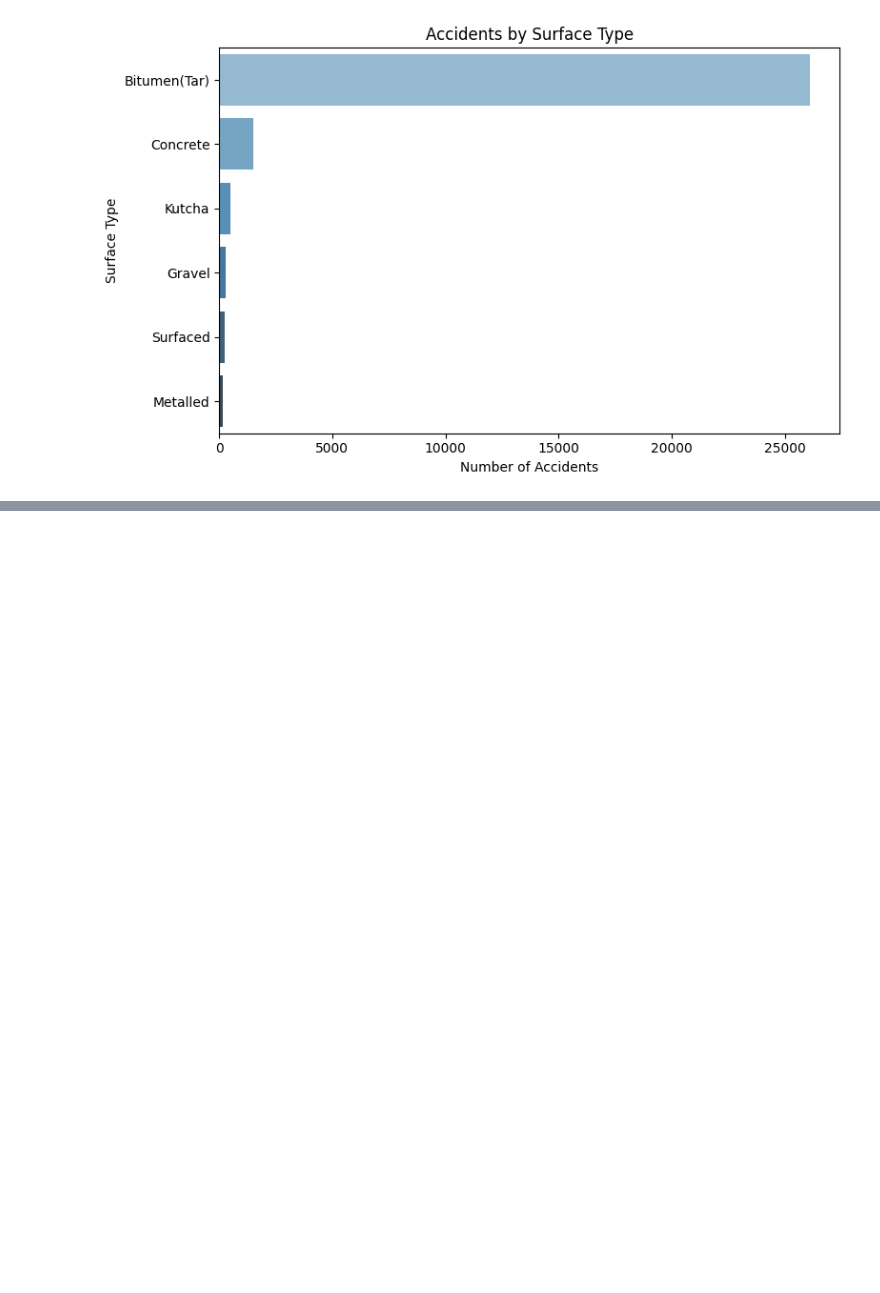
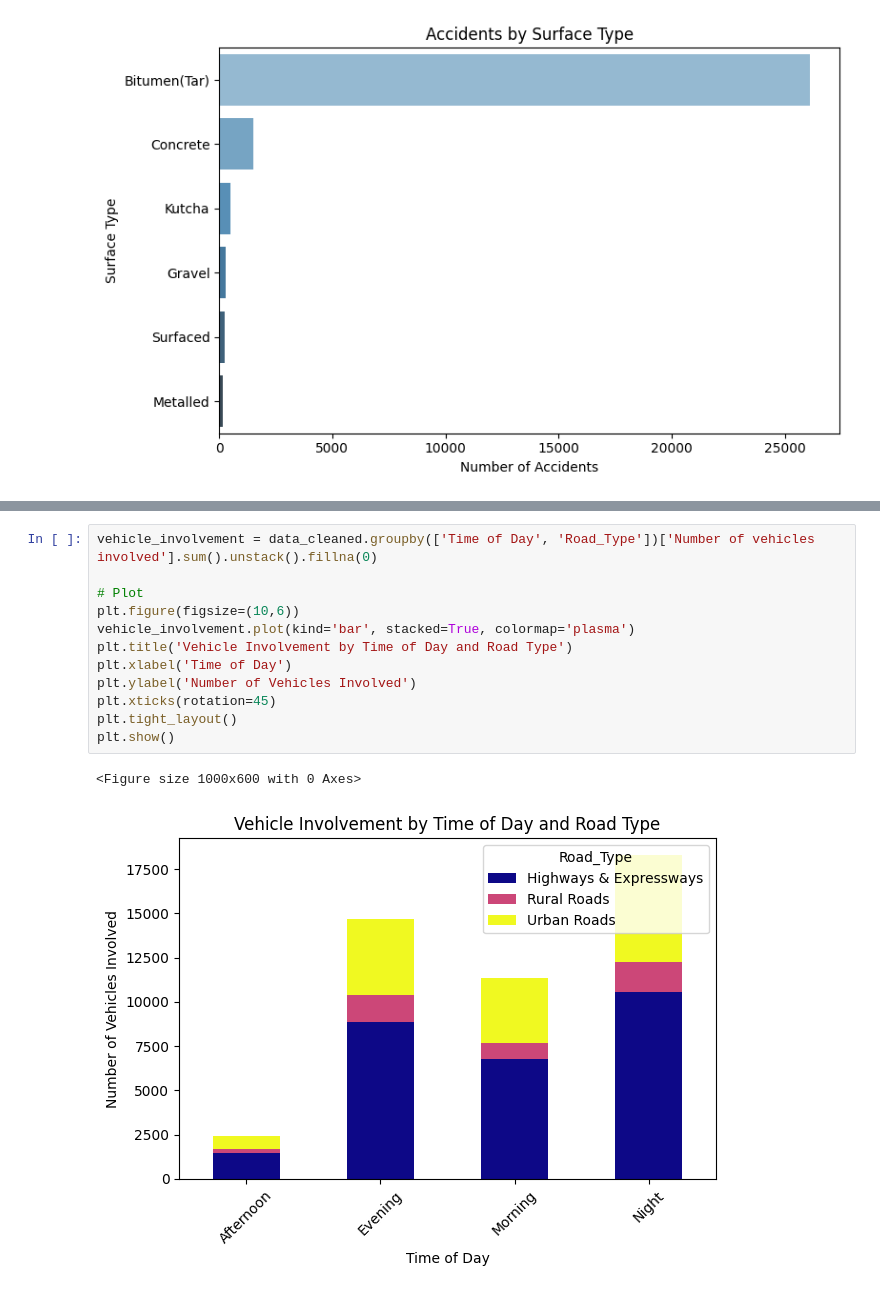
Before and after one commit to Soumashree-Das/Data_drift_srijan_ju, a Jupyter notebook: kpi5.ipynb, the cells around one changed output, grey strips where cells are left out. Saved outputs shown, nothing was run; the diff lists cells and outputs as text; blank space fills up the shorter version.

```diff
--- a/kpi5.ipynb
+++ b/kpi5.ipynb
@@ -78,0 +128,15 @@ Passing `palette` without assigning `hue` is deprecated and will be removed in v
+# %%
+vehicle_involvement = data_cleaned.groupby(['Time of Day', 'Road_Type'])['Number of vehicles involved'].sum().unstack().fillna(0)
+
+# Plot
+plt.figure(figsize=(10,6))
+vehicle_involvement.plot(kind='bar', stacked=True, colormap='plasma')
+plt.title('Vehicle Involvement by Time of Day and Road Type')
+plt.xlabel('Time of Day')
+plt.ylabel('Number of Vehicles Involved')
+plt.xticks(rotation=45)
+plt.tight_layout()
+plt.show()
+# %% [output]
+<Figure size 1000x600 with 0 Axes>
+[figure, added]
```
Also changed, not shown: parts of 4 cells of this notebook.
